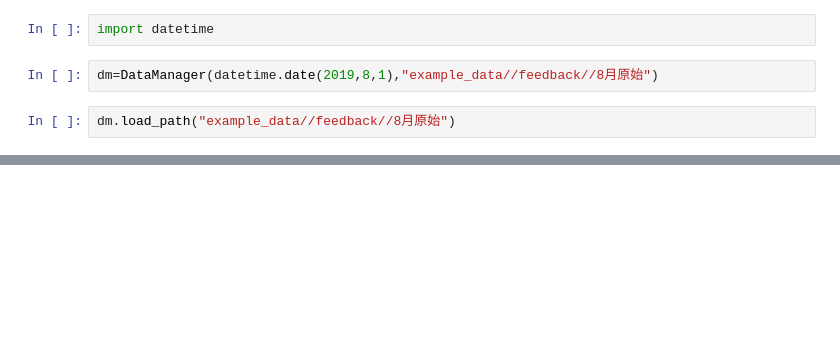
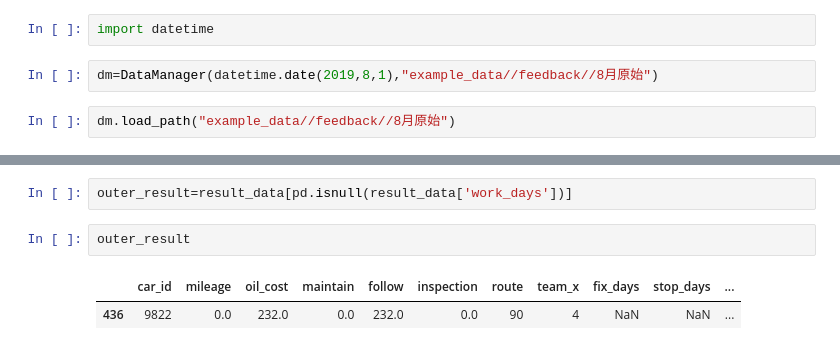
Before and after one commit to zstar2013/bus_sys_dst, a Jupyter notebook: DM_class.ipynb, the cells around one changed output, grey strips where cells are left out. Drawn from its saved outputs; the diff is of its cells as text; blank space fills up the shorter version.

```diff
--- a/DM_class.ipynb
+++ b/DM_class.ipynb
@@ -186,0 +167,7 @@ if len(outer_result) >0:
+# %%
+outer_result=result_data[pd.isnull(result_data['work_days'])]
+# %%
+outer_result
+# %% [output]
+|  | car_id | mileage | oil_cost | maintain | follow | inspection | route | team_x | fix_days | stop_days | ... |
+| 436 | 9822 | 0.0 | 232.0 | 0.0 | 232.0 | 0.0 | 90 | 4 | NaN | NaN | ... |
```
Also changed, not shown: parts of 14 cells of this notebook.
